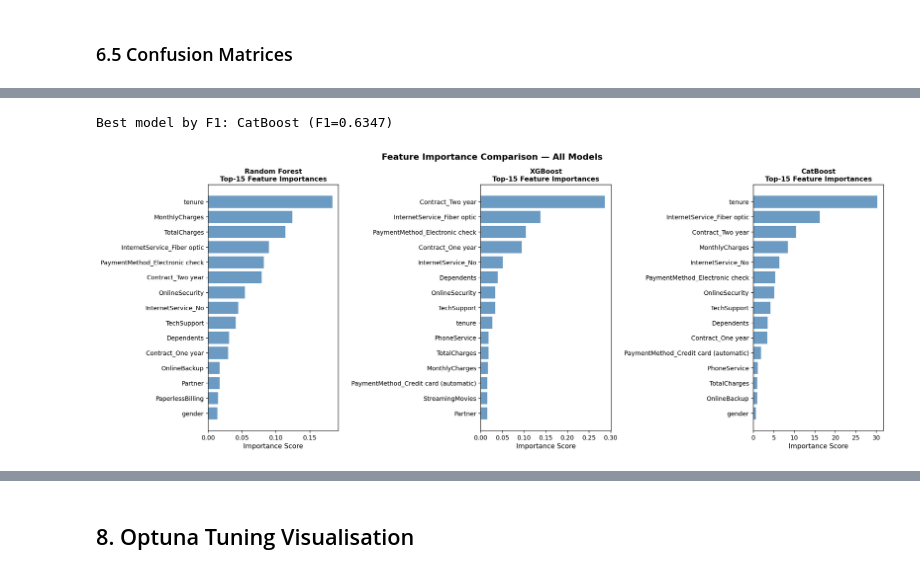
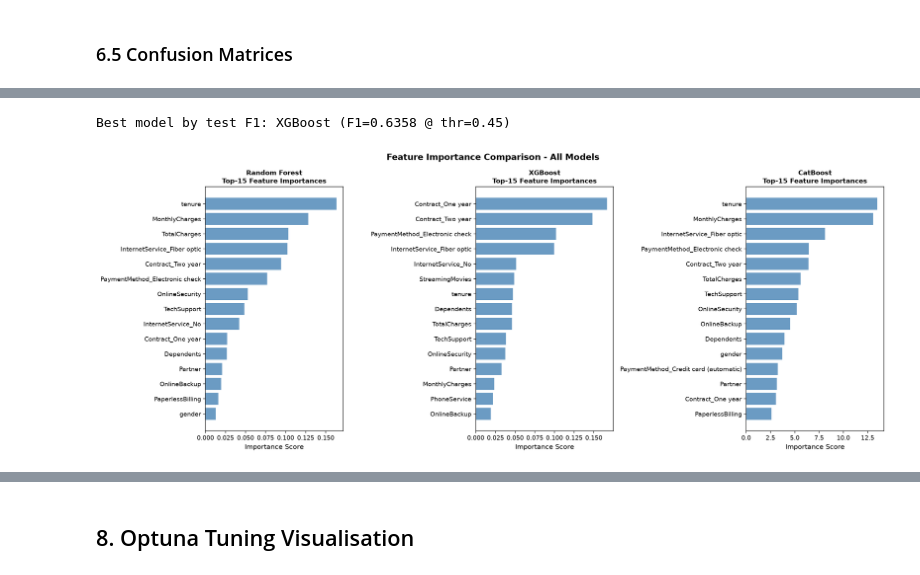
Before and after one commit to sMathujan/Telecom-Customer-Churn-Prediction-Ensemble-ML-Threshold-Optimisation, a Jupyter notebook: churn notebooks/03_Model_Building_and_Tuning.ipynb, the cells around one changed output, grey strips where cells are left out. Cells and saved outputs as stored; diff of their text form; code cells hidden in the pictures.

```diff
--- a/churn notebooks/03_Model_Building_and_Tuning.ipynb
+++ b/churn notebooks/03_Model_Building_and_Tuning.ipynb
@@ -182,0 +260,5 @@ weighted avg     0.7931    0.7355    0.7494      2110
+# %%
+_ = evaluate_on_test('XGB Baseline (thr=0.50)', xgb_baseline, X_test, y_test, 0.50,
+                     baseline_all_results, baseline_all_probs)
+baseline_thresholds['XGB Baseline (thr=0.50)'] = 0.50
+baseline_val_probs['XGB Baseline (thr=0.50)'] = xgb_val_prob
@@ -1455,0 +1240,35 @@ plt.show()
+# %%
+rows = []
+for name, test_prob in all_probs.items():
+    val_thr  = thresholds_used[name]
+    val_prob = val_probs[name]
+
+    val_f1_at_val_thr = f1_score(y_val, (val_prob >= val_thr).astype(int), zero_division=0)
+    test_f1_at_val_thr = f1_score(y_test, (test_prob >= val_thr).astype(int), zero_division=0)
+
+    test_thr, test_f1_at_test_thr = find_best_threshold(y_test, test_prob, metric='f1')
+
+    rows.append({
+        'Model'                : name,
+        'Val thr'              : val_thr,
+        'Val F1 @ val thr'     : val_f1_at_val_thr,
+        'Test F1 @ val thr'    : test_f1_at_val_thr,
+        'Test-opt thr'         : test_thr,
+        'Test F1 @ test thr'   : test_f1_at_test_thr,
+        'Optimism gap'         : test_f1_at_test_thr - test_f1_at_val_thr,
+        'Threshold shift'      : abs(test_thr - val_thr),
+    })
+
+gen_df = pd.DataFrame(rows).set_index('Model')
+
+print("=" * 96)
+print("THRESHOLD GENERALISATION - validation-selected vs test-optimal thresholds")
+print("=" * 96)
+print(gen_df.round(4).to_string())
+print()
+print(f"Mean optimism gap    : {gen_df['Optimism gap'].mean():.4f} F1")
+print(f"Mean threshold shift : {gen_df['Threshold shift'].mean():.3f}")
+print()
+print("Interpretation: the optimism gap is the F1 inflation that would result from")
+print("selecting the decision threshold on the test set. Reported results in this")
+print("study use the validation-selected threshold column.")
@@ -1468,35 +1361,35 @@ all_metrics
 # %%
-# Determine best model by F1
+# Best model selected by test F1 at the validation-chosen threshold
 best_model_name = max(all_results, key=lambda k: all_results[k]['F1'])
-print(f"Best model by F1: {best_model_name} (F1={all_results[best_model_name]['F1']:.4f})")
+print(f"Best model by test F1: {best_model_name} "
+      f"(F1={all_results[best_model_name]['F1']:.4f} "
+      f"@ thr={thresholds_used[best_model_name]:.2f})")
 
-# Map to model object
 model_objects = {
     'Random Forest': rf_best,
     'XGBoost': xgb_best,
     'CatBoost': cat_best,
 }
 best_model_obj = model_objects[best_model_name]
-feature_names = X_test.columns.tolist()
+feature_names  = X_test.columns.tolist()
 # %% [output]
-Best model by F1: CatBoost (F1=0.6347)
+Best model by test F1: XGBoost (F1=0.6358 @ thr=0.45)
 # %%
-# Feature importances from all three models
 fig, axes = plt.subplots(1, 3, figsize=(18, 7))
 
 for ax, (name, model) in zip(axes, model_objects.items()):
     importances = model.feature_importances_
     fi_df = pd.DataFrame({'Feature': feature_names, 'Importance': importances})
     fi_df = fi_df.sort_values('Importance', ascending=True).tail(15)
 
     ax.barh(fi_df['Feature'], fi_df['Importance'], color='steelblue', alpha=0.8)
     ax.set_title(f'{name}\nTop-15 Feature Importances', fontweight='bold', fontsize=11)
     ax.set_xlabel('Importance Score')
 
-plt.suptitle('Feature Importance Comparison — All Models', fontsize=14, fontweight='bold')
+plt.suptitle('Feature Importance Comparison - All Models', fontsize=14, fontweight='bold')
 plt.tight_layout()
-plt.savefig('plots/12_feature_importances.png', bbox_inches='tight')
+plt.savefig('plots/14_feature_importances.png', bbox_inches='tight')
 plt.show()
 # %% [output]
-[figure, old version]
+[figure, new version]
 # %%
```
Also changed, not shown: parts of 71 cells of this notebook, 14 other files.
